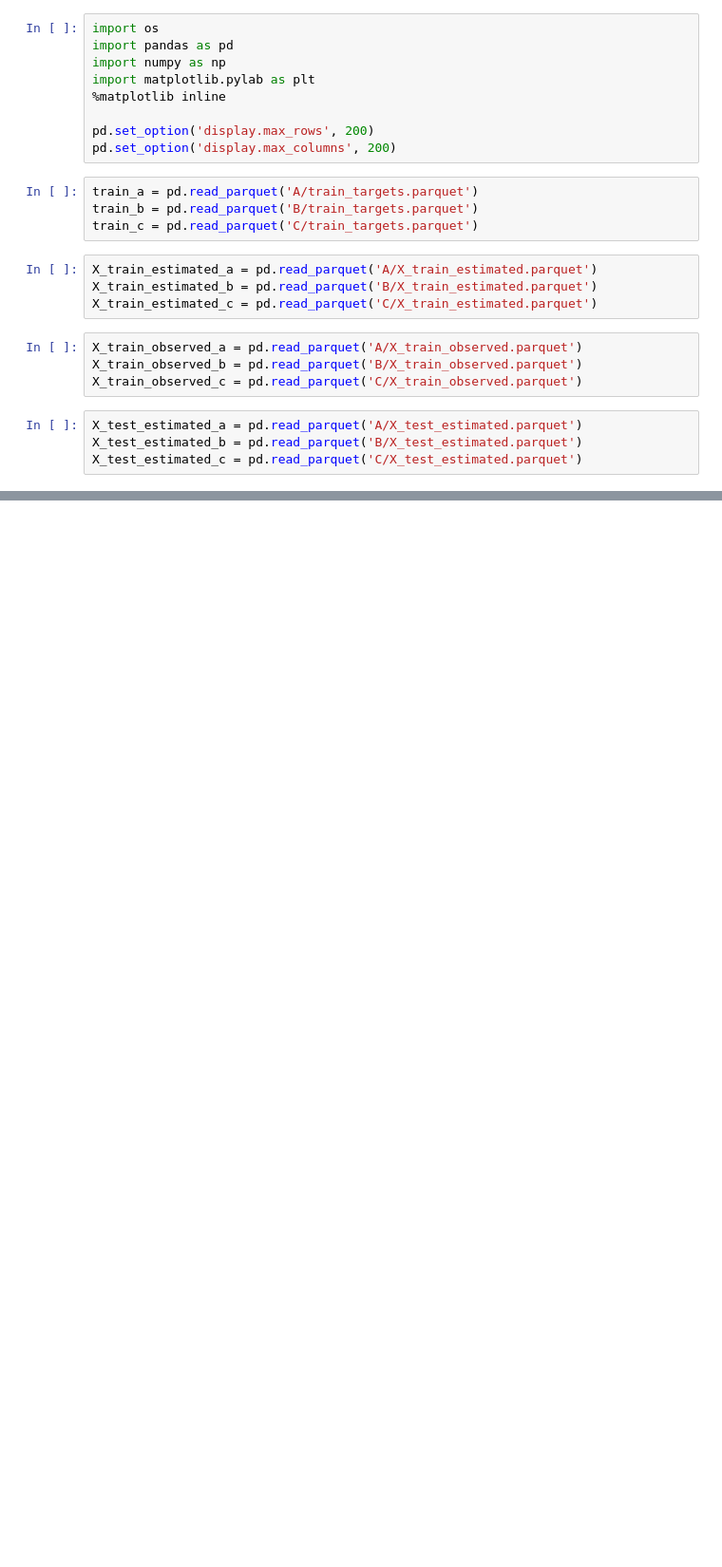
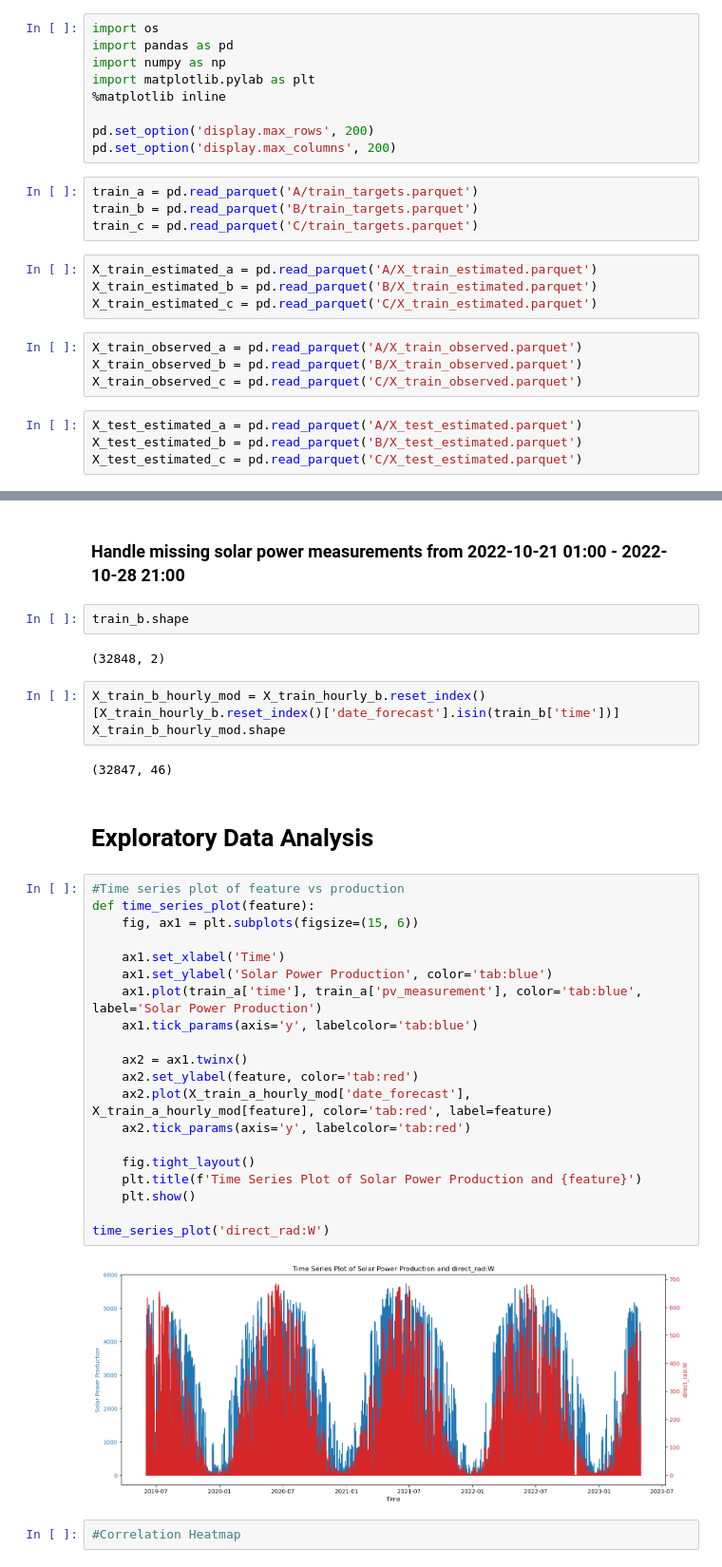
Before and after one commit to henningolweus/MLprosjekt, a Jupyter notebook: data/DataExploration.ipynb, the cells around one changed output, grey strips where cells are left out. Shown at 95% size. Saved outputs shown, nothing was run; the diff lists cells and outputs as text; blank space fills up the shorter version.

```diff
--- a/data/DataExploration.ipynb
+++ b/data/DataExploration.ipynb
@@ -33,0 +250,37 @@ X_test_estimated_c = pd.read_parquet('C/X_test_estimated.parquet')
+# %% [markdown]
+### Handle missing solar power measurements from 2022-10-21 01:00 - 2022-10-28 21:00
+# %%
+train_b.shape
+# %% [output]
+(32848, 2)
+# %%
+X_train_b_hourly_mod = X_train_hourly_b.reset_index()[X_train_hourly_b.reset_index()['date_forecast'].isin(train_b['time'])]
+X_train_b_hourly_mod.shape
+# %% [output]
+(32847, 46)
+# %% [markdown]
+# Exploratory Data Analysis
+# %%
+#Time series plot of feature vs production
+def time_series_plot(feature):
+    fig, ax1 = plt.subplots(figsize=(15, 6))
+
+    ax1.set_xlabel('Time')
+    ax1.set_ylabel('Solar Power Production', color='tab:blue')
+    ax1.plot(train_a['time'], train_a['pv_measurement'], color='tab:blue', label='Solar Power Production')
+    ax1.tick_params(axis='y', labelcolor='tab:blue')
+
+    ax2 = ax1.twinx()
+    ax2.set_ylabel(feature, color='tab:red')
+    ax2.plot(X_train_a_hourly_mod['date_forecast'], X_train_a_hourly_mod[feature], color='tab:red', label=feature)
+    ax2.tick_params(axis='y', labelcolor='tab:red')
+
+    fig.tight_layout()
+    plt.title(f'Time Series Plot of Solar Power Production and {feature}')
+    plt.show()
+
+time_series_plot('direct_rad:W')
+# %% [output]
+[figure, added]
+# %%
+#Correlation Heatmap
```
Also changed, not shown: parts of 21 cells of this notebook, 3 other files.
